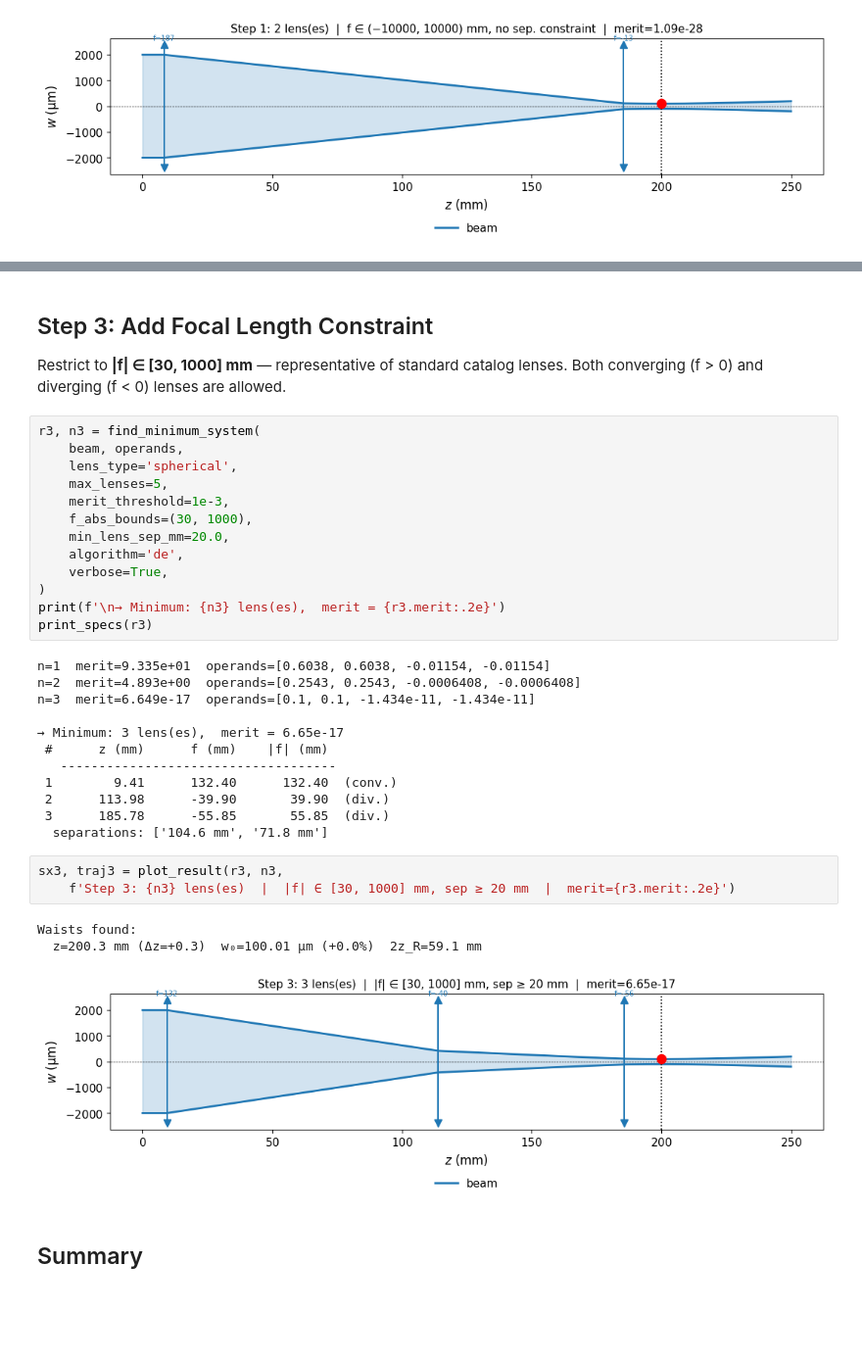
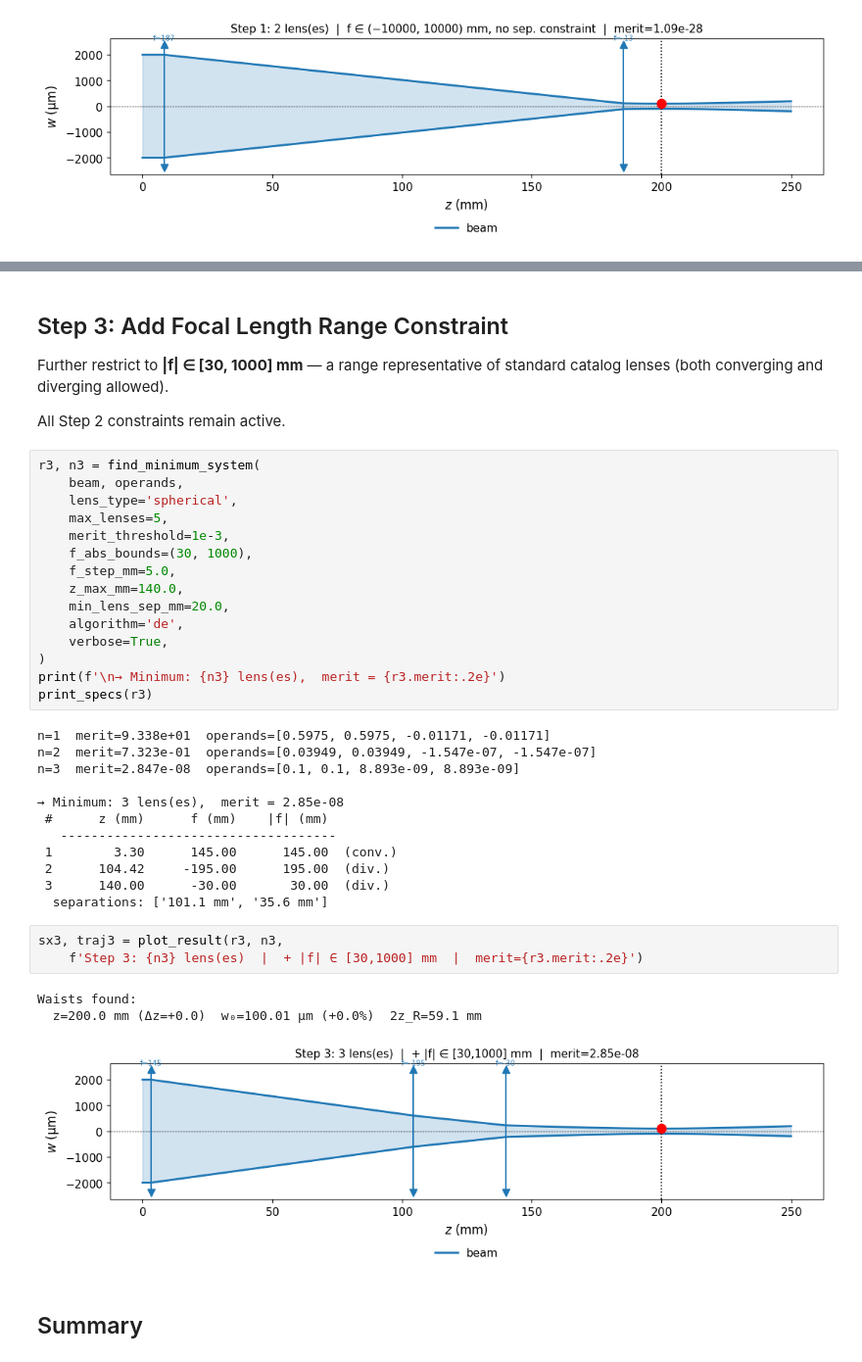
Before and after one commit to akihiko-shimura/gbeampro, a Jupyter notebook: gbeampro/examples/minimum_lens_system.ipynb, the cells around one changed output, grey strips where cells are left out. Shown at 98% size. Drawn from its saved outputs; the diff is of its cells as text; blank space fills up the shorter version.

```diff
--- a/gbeampro/examples/minimum_lens_system.ipynb
+++ b/gbeampro/examples/minimum_lens_system.ipynb
@@ -177,8 +185,10 @@ Waists found:
 # %% [markdown]
-## Step 3: Add Focal Length Constraint
+## Step 3: Add Focal Length Range Constraint
 
-Restrict to **|f| ∈ [30, 1000] mm** — representative of standard catalog lenses.
-Both converging (f > 0) and diverging (f < 0) lenses are allowed.
+Further restrict to **|f| ∈ [30, 1000] mm** — a range representative of
+standard catalog lenses (both converging and diverging allowed).
+
+All Step 2 constraints remain active.
 # %%
 r3, n3 = find_minimum_system(
     beam, operands,
@@ -186,6 +196,8 @@ r3, n3 = find_minimum_system(
     max_lenses=5,
     merit_threshold=1e-3,
     f_abs_bounds=(30, 1000),
+    f_step_mm=5.0,
+    z_max_mm=140.0,
     min_lens_sep_mm=20.0,
     algorithm='de',
     verbose=True,
@@ -193,24 +205,24 @@ r3, n3 = find_minimum_system(
 print(f'\n→ Minimum: {n3} lens(es),  merit = {r3.merit:.2e}')
 print_specs(r3)
 # %% [output]
-n=1  merit=9.335e+01  operands=[0.6038, 0.6038, -0.01154, -0.01154]
-n=2  merit=4.893e+00  operands=[0.2543, 0.2543, -0.0006408, -0.0006408]
-n=3  merit=6.649e-17  operands=[0.1, 0.1, -1.434e-11, -1.434e-11]
+n=1  merit=9.338e+01  operands=[0.5975, 0.5975, -0.01171, -0.01171]
+n=2  merit=7.323e-01  operands=[0.03949, 0.03949, -1.547e-07, -1.547e-07]
+n=3  merit=2.847e-08  operands=[0.1, 0.1, 8.893e-09, 8.893e-09]
 
-→ Minimum: 3 lens(es),  merit = 6.65e-17
+→ Minimum: 3 lens(es),  merit = 2.85e-08
  #      z (mm)      f (mm)    |f| (mm)
    ------------------------------------
- 1        9.41      132.40      132.40  (conv.)
- 2      113.98      -39.90       39.90  (div.)
- 3      185.78      -55.85       55.85  (div.)
-  separations: ['104.6 mm', '71.8 mm']
+ 1        3.30      145.00      145.00  (conv.)
+ 2      104.42     -195.00      195.00  (div.)
+ 3      140.00      -30.00       30.00  (div.)
+  separations: ['101.1 mm', '35.6 mm']
 # %%
 sx3, traj3 = plot_result(r3, n3,
-    f'Step 3: {n3} lens(es)  |  |f| ∈ [30, 1000] mm, sep ≥ 20 mm  |  merit={r3.merit:.2e}')
+    f'Step 3: {n3} lens(es)  |  + |f| ∈ [30,1000] mm  |  merit={r3.merit:.2e}')
 # %% [output]
 Waists found:
-  z=200.3 mm (Δz=+0.3)  w₀=100.01 µm (+0.0%)  2z_R=59.1 mm
+  z=200.0 mm (Δz=+0.0)  w₀=100.01 µm (+0.0%)  2z_R=59.1 mm
-[figure, old version]
+[figure, new version]
 # %% [markdown]
 ## Summary
 # %%
```
Also changed, not shown: parts of 7 cells of this notebook, 1 other file.
